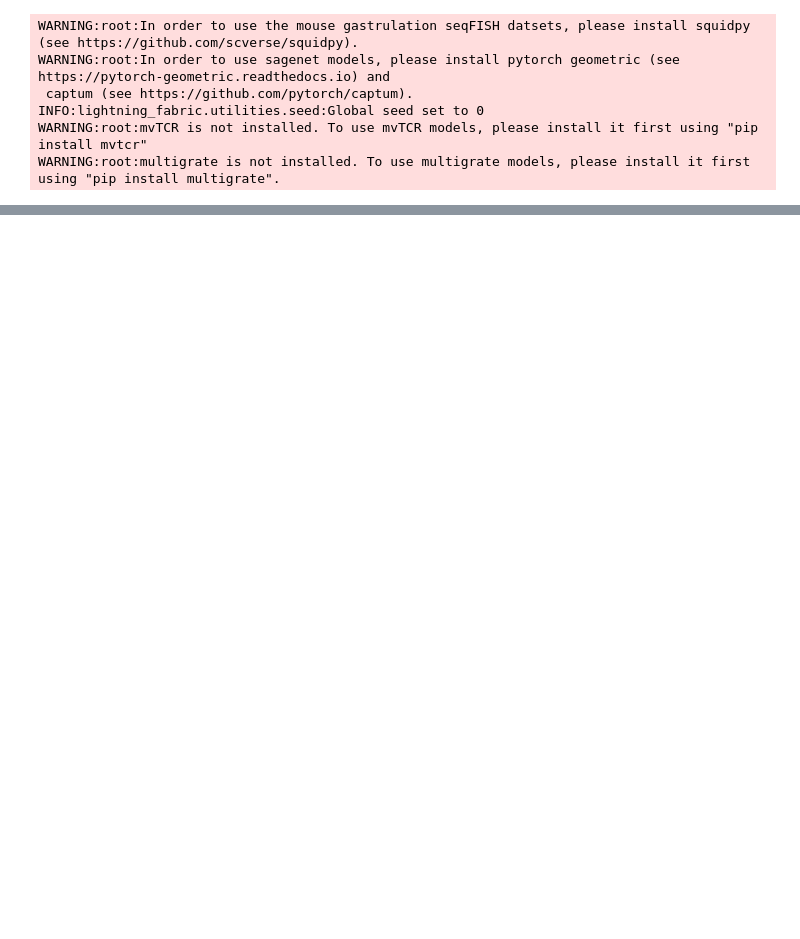
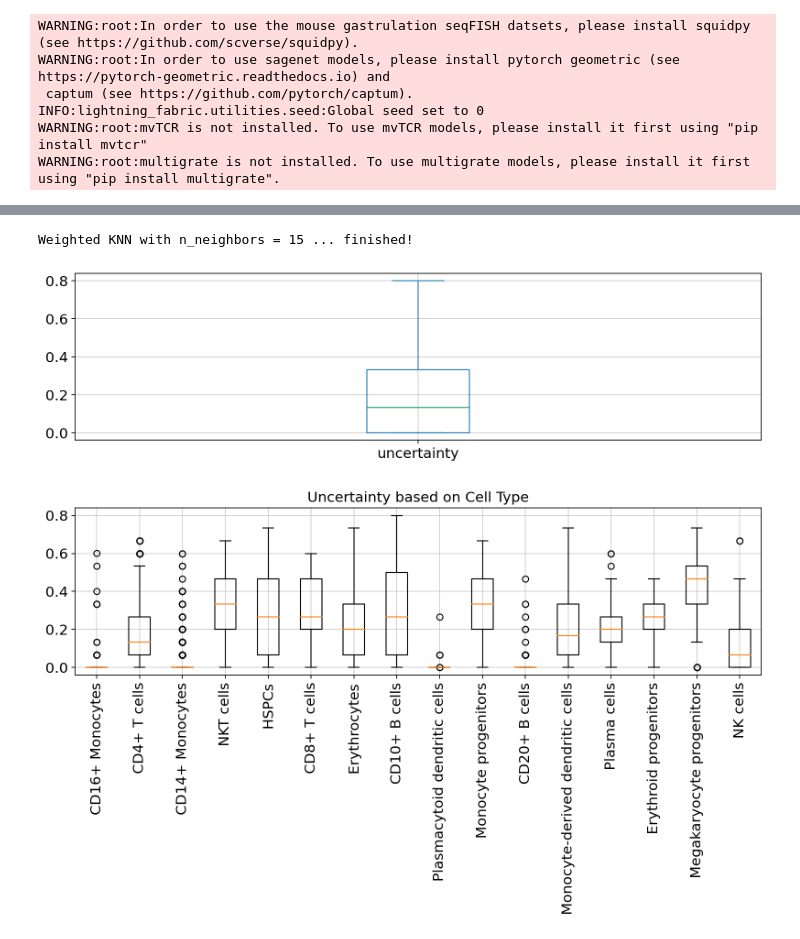
Before and after one commit to theislab/archmap_data, a Jupyter notebook: scarches-api/uncert/testing/uncert_euclidean.ipynb, the cells around one changed output, grey strips where cells are left out. Cells and saved outputs as stored; diff of their text form; code cells hidden in the pictures; blank space fills up the shorter version.

```diff
--- a/scarches-api/uncert/testing/uncert_euclidean.ipynb
+++ b/scarches-api/uncert/testing/uncert_euclidean.ipynb
@@ -158,0 +160,24 @@ plt.show()
+# %%
+adata_ref_latent = sc.AnnData(model.get_latent(source_adata.X, source_adata.obs[condition_key]))
+adata_ref_latent.obs['cell_type'] = source_adata.obs[cell_type_key].tolist()
+adata_ref_latent.obs['batch'] = source_adata.obs[condition_key].tolist()
+# %%
+adata_query_latent = sc.AnnData(model.get_latent(target_adata.X, target_adata.obs[condition_key]))
+adata_query_latent.obs['cell_type'] = target_adata.obs[cell_type_key].tolist()
+adata_query_latent.obs['batch'] = target_adata.obs[condition_key].tolist()
+# %%
+uncertainties = classification_uncert_euclidean(
+    adata_ref_latent = adata_ref_latent,
+    adata_query_latent = adata_query_latent
+)
+# %% [output]
+Weighted KNN with n_neighbors = 15 ... finished!
+# %%
+uncertainties["uncertainty"] = uncertainties["cell_type"]
+uncertainties["batch"] = target_adata.obs[condition_key].tolist()
+uncertainties["cell_type"] = target_adata.obs[cell_type_key].tolist()
+# %%
+uncert_diagram(uncertainties)
+# %% [output]
+[figure, added]
+[figure, added]
```
Also changed, not shown: parts of 36 cells of this notebook, 4 other files.
